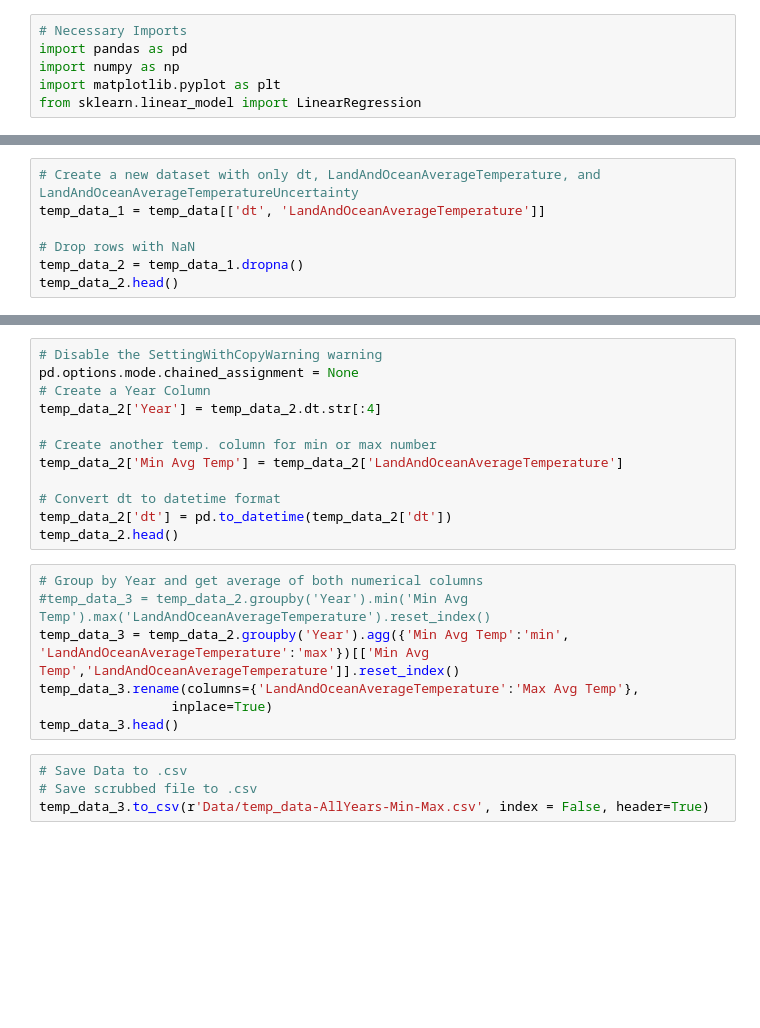
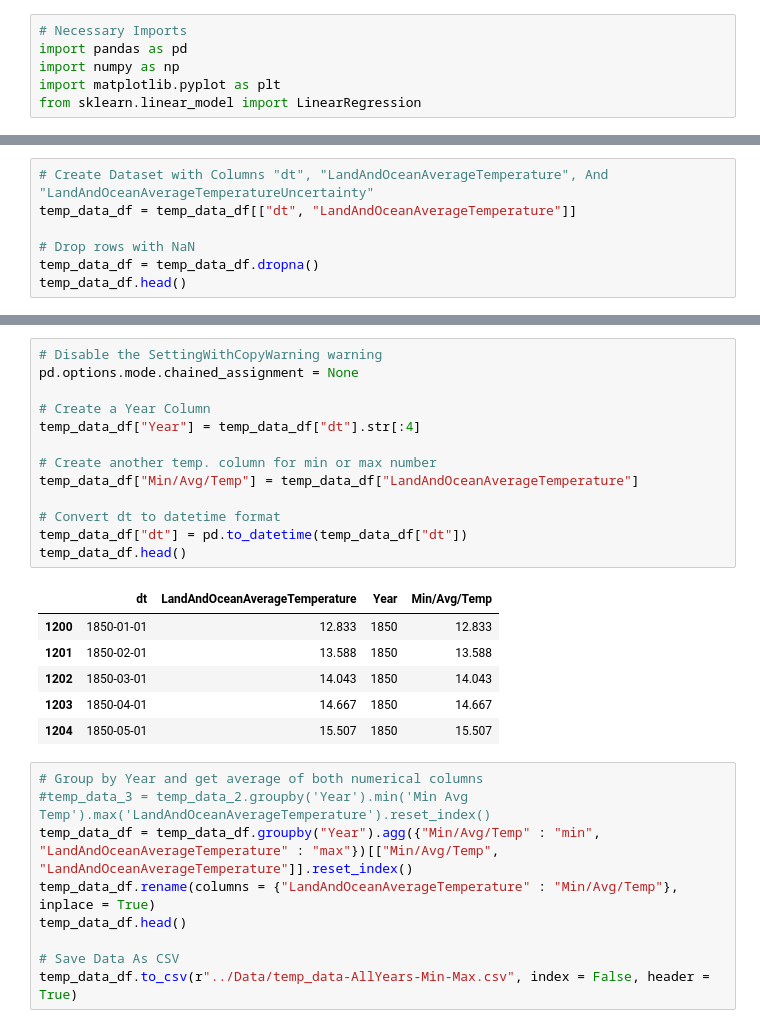
Before and after one commit to Khoi-Duong/ClimateChange, a Jupyter notebook: JupyterNotebook Files/Temperature Scrub All Years (MinMax).ipynb, the cells around one changed output, grey strips where cells are left out. Drawn from its saved outputs; the diff is of its cells as text; blank space fills up the shorter version.

```diff
--- a/JupyterNotebook Files/Temperature Scrub All Years (MinMax).ipynb
+++ b/JupyterNotebook Files/Temperature Scrub All Years (MinMax).ipynb
@@ -17,7 +24,7 @@ temp_data.head()
 # %%
-# Create a new dataset with only dt, LandAndOceanAverageTemperature, and LandAndOceanAverageTemperatureUncertainty
-temp_data_1 = temp_data[['dt', 'LandAndOceanAverageTemperature']]
+# Create Dataset with Columns "dt", "LandAndOceanAverageTemperature", And "LandAndOceanAverageTemperatureUncertainty"
+temp_data_df = temp_data_df[["dt", "LandAndOceanAverageTemperature"]]
 
 # Drop rows with NaN
-temp_data_2 = temp_data_1.dropna()
-temp_data_2.head()
+temp_data_df = temp_data_df.dropna()
+temp_data_df.head()
@@ -24,23 +38,29 @@ temp_data_2.head()
 # %%
 # Disable the SettingWithCopyWarning warning
 pd.options.mode.chained_assignment = None
+
 # Create a Year Column
-temp_data_2['Year'] = temp_data_2.dt.str[:4]
+temp_data_df["Year"] = temp_data_df["dt"].str[:4]
 
 # Create another temp. column for min or max number
-temp_data_2['Min Avg Temp'] = temp_data_2['LandAndOceanAverageTemperature']
+temp_data_df["Min/Avg/Temp"] = temp_data_df["LandAndOceanAverageTemperature"]
 
 # Convert dt to datetime format
-temp_data_2['dt'] = pd.to_datetime(temp_data_2['dt'])
-temp_data_2.head()
+temp_data_df["dt"] = pd.to_datetime(temp_data_df["dt"])
+temp_data_df.head()
+# %% [output]
+|  | dt | LandAndOceanAverageTemperature | Year | Min/Avg/Temp |
+| 1200 | 1850-01-01 | 12.833 | 1850 | 12.833 |
+| 1201 | 1850-02-01 | 13.588 | 1850 | 13.588 |
+| 1202 | 1850-03-01 | 14.043 | 1850 | 14.043 |
+| 1203 | 1850-04-01 | 14.667 | 1850 | 14.667 |
+| 1204 | 1850-05-01 | 15.507 | 1850 | 15.507 |
 # %%
 # Group by Year and get average of both numerical columns
 #temp_data_3 = temp_data_2.groupby('Year').min('Min Avg Temp').max('LandAndOceanAverageTemperature').reset_index()
-temp_data_3 = temp_data_2.groupby('Year').agg({'Min Avg Temp':'min', 'LandAndOceanAverageTemperature':'max'})[['Min Avg Temp','LandAndOceanAverageTemperature']].reset_index()
-temp_data_3.rename(columns={'LandAndOceanAverageTemperature':'Max Avg Temp'},
-                 inplace=True)
-temp_data_3.head()
+temp_data_df = temp_data_df.groupby("Year").agg({"Min/Avg/Temp" : "min", "LandAndOceanAverageTemperature" : "max"})[["Min/Avg/Temp", "LandAndOceanAverageTemperature"]].reset_index()
+temp_data_df.rename(columns = {"LandAndOceanAverageTemperature" : "Min/Avg/Temp"}, inplace = True)
+temp_data_df.head()
+
+# Save Data As CSV
+temp_data_df.to_csv(r"../Data/temp_data-AllYears-Min-Max.csv", index = False, header = True)
-# %%
-# Save Data to .csv
-# Save scrubbed file to .csv
-temp_data_3.to_csv(r'Data/temp_data-AllYears-Min-Max.csv', index = False, header=True)
```
Also changed, not shown: parts of 5 cells of this notebook.
